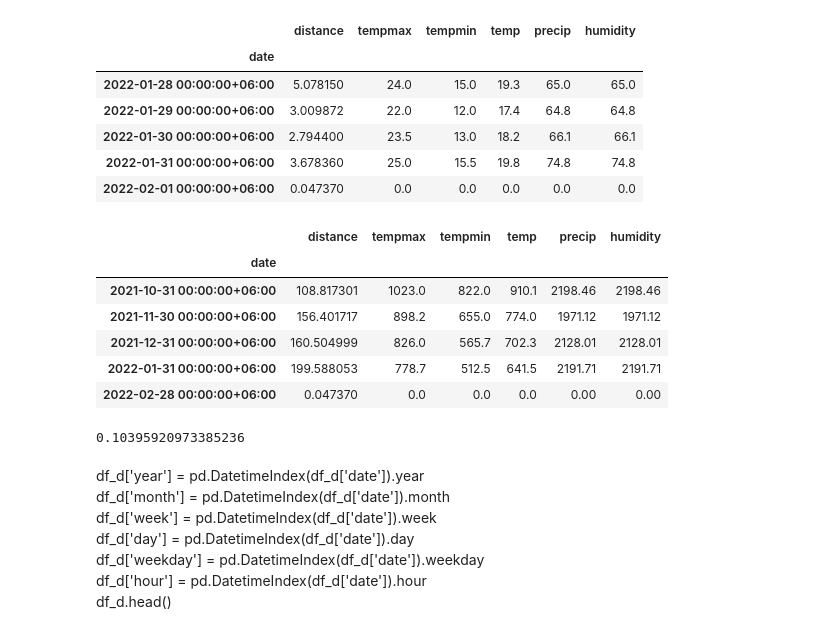
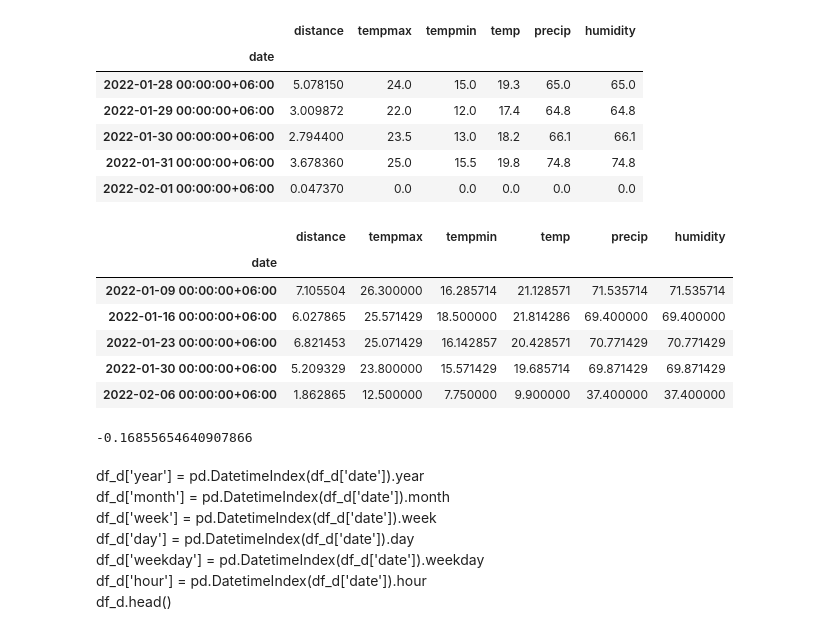
Before and after one commit to muimran/apple_health_data, a Jupyter notebook: apple_health_data_analysis.ipynb, the cells around one changed output. Cells and saved outputs as stored; diff of their text form; code cells hidden in the pictures.

```diff
--- a/apple_health_data_analysis.ipynb
+++ b/apple_health_data_analysis.ipynb
@@ -232,24 +232,24 @@ main_df.tail()
 | 2022-01-31 00:00:00+06:00 | 3.678360 | 25.0 | 15.5 | 19.8 | 74.8 | 74.8 |
 | 2022-02-01 00:00:00+06:00 | 0.047370 | 0.0 | 0.0 | 0.0 | 0.0 | 0.0 |
 # %%
-main_df= main_df.resample("M").sum()
+main_df= main_df.resample("W").mean()
 main_df.tail()
 # %% [output]
 |  | distance | tempmax | tempmin | temp | precip | humidity |
 | date |  |  |  |  |  |  |
-| 2021-10-31 00:00:00+06:00 | 108.817301 | 1023.0 | 822.0 | 910.1 | 2198.46 | 2198.46 |
-| 2021-11-30 00:00:00+06:00 | 156.401717 | 898.2 | 655.0 | 774.0 | 1971.12 | 1971.12 |
-| 2021-12-31 00:00:00+06:00 | 160.504999 | 826.0 | 565.7 | 702.3 | 2128.01 | 2128.01 |
-| 2022-01-31 00:00:00+06:00 | 199.588053 | 778.7 | 512.5 | 641.5 | 2191.71 | 2191.71 |
-| 2022-02-28 00:00:00+06:00 | 0.047370 | 0.0 | 0.0 | 0.0 | 0.00 | 0.00 |
+| 2022-01-09 00:00:00+06:00 | 7.105504 | 26.300000 | 16.285714 | 21.128571 | 71.535714 | 71.535714 |
+| 2022-01-16 00:00:00+06:00 | 6.027865 | 25.571429 | 18.500000 | 21.814286 | 69.400000 | 69.400000 |
+| 2022-01-23 00:00:00+06:00 | 6.821453 | 25.071429 | 16.142857 | 20.428571 | 70.771429 | 70.771429 |
+| 2022-01-30 00:00:00+06:00 | 5.209329 | 23.800000 | 15.571429 | 19.685714 | 69.871429 | 69.871429 |
+| 2022-02-06 00:00:00+06:00 | 1.862865 | 12.500000 | 7.750000 | 9.900000 | 37.400000 | 37.400000 |
 # %%
 column_1 = main_df["distance"]
-column_2 = df_temp["humidity"]
+column_2 = df_temp["precip"]
 
 correlation = column_1.corr(column_2)
 print(correlation)
 # %% [output]
-0.10395920973385236
+-0.16855654640907866
 # %% [markdown]
 df_d['year'] = pd.DatetimeIndex(df_d['date']).year
 df_d['month'] = pd.DatetimeIndex(df_d['date']).month
```
